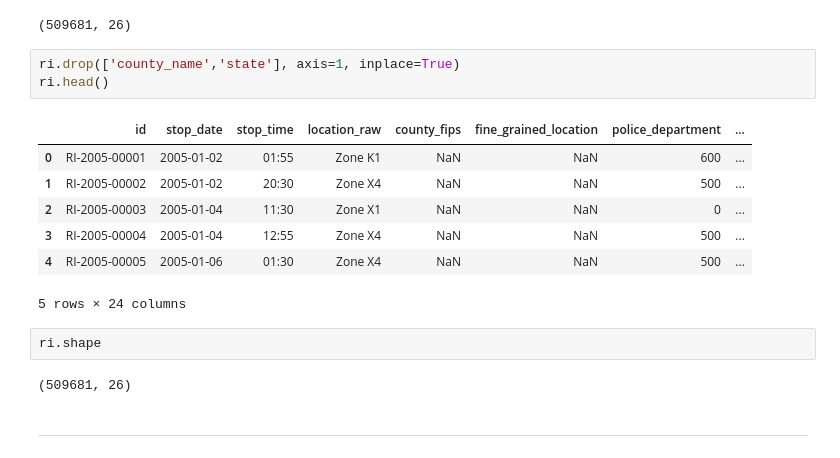
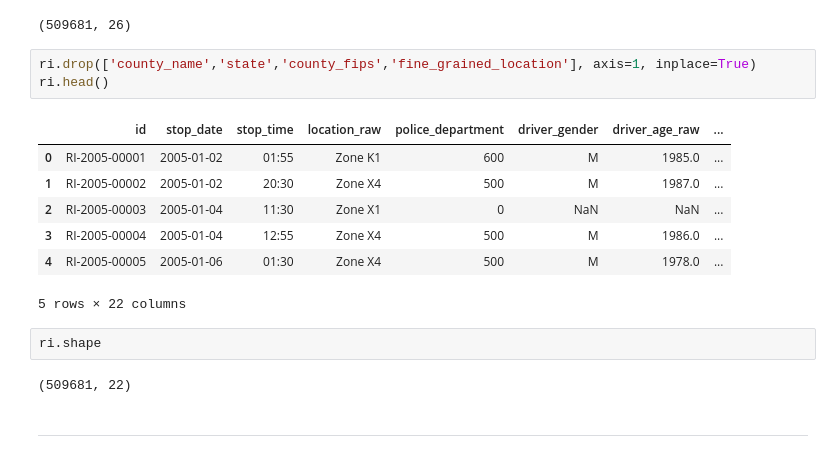
Before and after one commit to joseph-ht/Projects, a Jupyter notebook: 01-Preparing The Data For Analysis.ipynb, the cells around one changed output. Drawn from its saved outputs; the diff is of its cells as text.

Commit message:
Police Stops Project_Final

```diff
--- a/01-Preparing The Data For Analysis.ipynb
+++ b/01-Preparing The Data For Analysis.ipynb
@@ -112,20 +132,20 @@ ri.shape
 # %% [output]
 (509681, 26)
 # %%
-ri.drop(['county_name','state'], axis=1, inplace=True)
+ri.drop(['county_name','state','county_fips','fine_grained_location'], axis=1, inplace=True)
 ri.head()
 # %% [output]
-|  | id | stop_date | stop_time | location_raw | county_fips | fine_grained_location | police_department | ... |
-| 0 | RI-2005-00001 | 2005-01-02 | 01:55 | Zone K1 | NaN | NaN | 600 | ... |
-| 1 | RI-2005-00002 | 2005-01-02 | 20:30 | Zone X4 | NaN | NaN | 500 | ... |
-| 2 | RI-2005-00003 | 2005-01-04 | 11:30 | Zone X1 | NaN | NaN | 0 | ... |
-| 3 | RI-2005-00004 | 2005-01-04 | 12:55 | Zone X4 | NaN | NaN | 500 | ... |
-| 4 | RI-2005-00005 | 2005-01-06 | 01:30 | Zone X4 | NaN | NaN | 500 | ... |
+|  | id | stop_date | stop_time | location_raw | police_department | driver_gender | driver_age_raw | ... |
+| 0 | RI-2005-00001 | 2005-01-02 | 01:55 | Zone K1 | 600 | M | 1985.0 | ... |
+| 1 | RI-2005-00002 | 2005-01-02 | 20:30 | Zone X4 | 500 | M | 1987.0 | ... |
+| 2 | RI-2005-00003 | 2005-01-04 | 11:30 | Zone X1 | 0 | NaN | NaN | ... |
+| 3 | RI-2005-00004 | 2005-01-04 | 12:55 | Zone X4 | 500 | M | 1986.0 | ... |
+| 4 | RI-2005-00005 | 2005-01-06 | 01:30 | Zone X4 | 500 | M | 1978.0 | ... |
-5 rows × 24 columns
+5 rows × 22 columns
 # %%
 ri.shape
 # %% [output]
-(509681, 26)
+(509681, 22)
 # %% [markdown]
 ***
 # %% [markdown]
```
Also changed, not shown: parts of 28 cells of this notebook, 4 other files.
